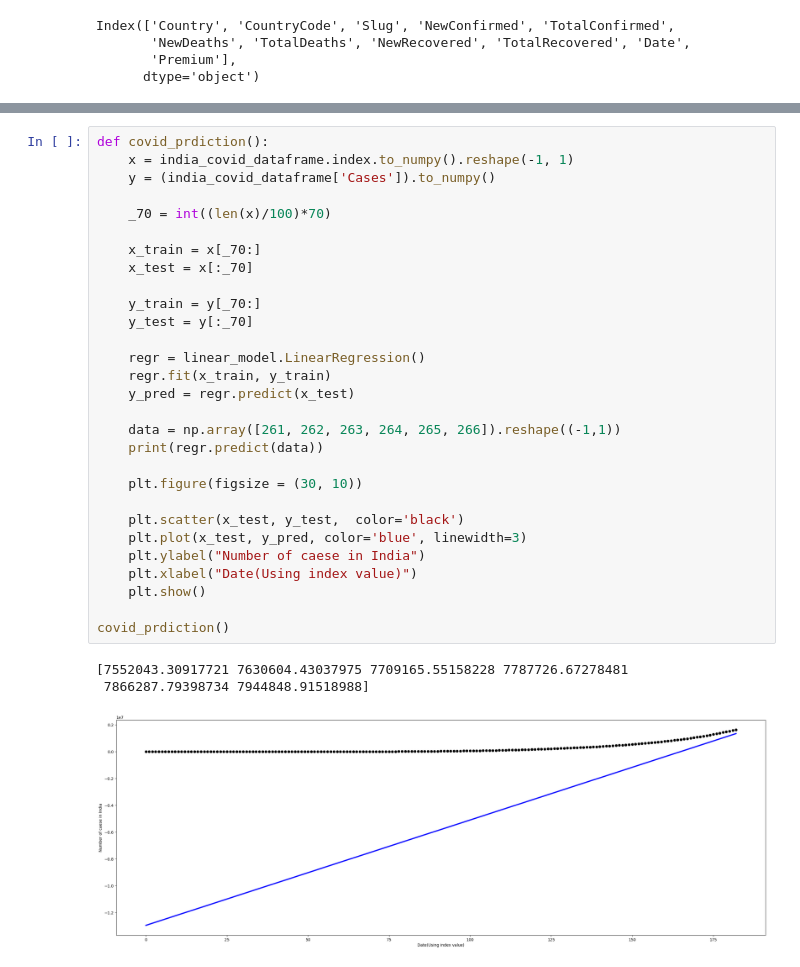
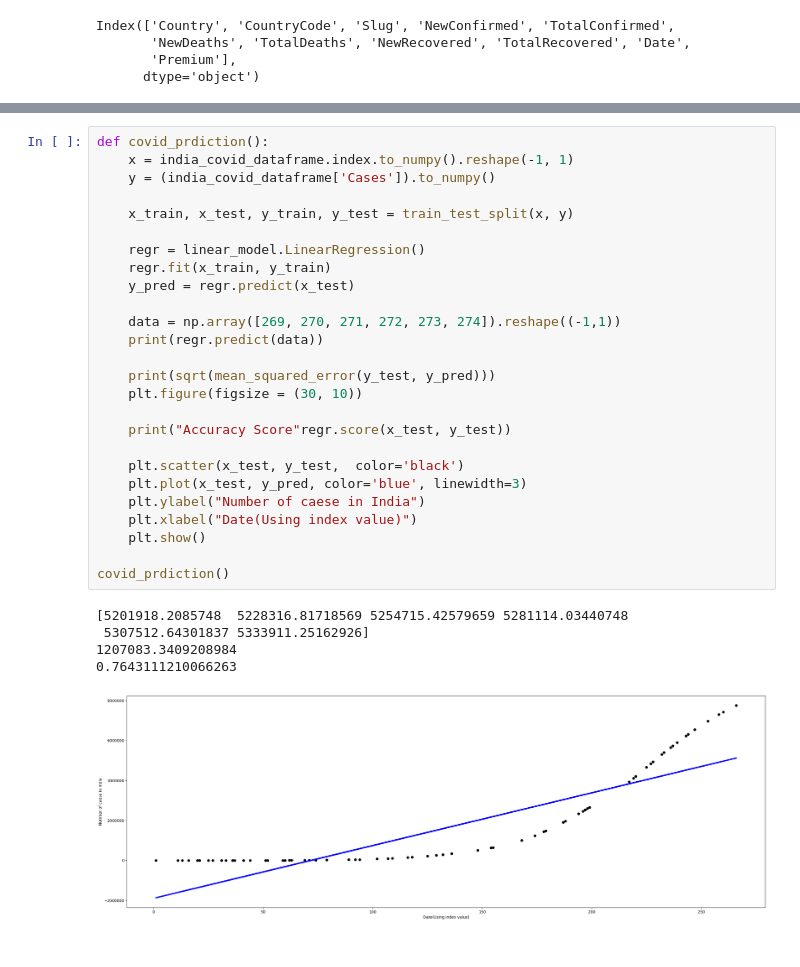
Before and after one commit to Hariharanmayu/COVID-19-Tracker, a Jupyter notebook: covid_tracker.ipynb, the cells around one changed output, grey strips where cells are left out. Drawn from its saved outputs; the diff is of its cells as text.

```diff
--- a/covid_tracker.ipynb
+++ b/covid_tracker.ipynb
@@ -154,33 +173,32 @@ india_covid_cases()
 # %%
 def covid_prdiction():
     x = india_covid_dataframe.index.to_numpy().reshape(-1, 1)
     y = (india_covid_dataframe['Cases']).to_numpy()
 
-    _70 = int((len(x)/100)*70)
-
-    x_train = x[_70:]
-    x_test = x[:_70]
-
-    y_train = y[_70:]
-    y_test = y[:_70]
+    x_train, x_test, y_train, y_test = train_test_split(x, y)
 
     regr = linear_model.LinearRegression()
     regr.fit(x_train, y_train)
     y_pred = regr.predict(x_test)
 
-    data = np.array([261, 262, 263, 264, 265, 266]).reshape((-1,1))
+    data = np.array([269, 270, 271, 272, 273, 274]).reshape((-1,1))
     print(regr.predict(data))
 
+    print(sqrt(mean_squared_error(y_test, y_pred)))
     plt.figure(figsize = (30, 10))
+
+    print("Accuracy Score"regr.score(x_test, y_test))
 
     plt.scatter(x_test, y_test,  color='black')
     plt.plot(x_test, y_pred, color='blue', linewidth=3)
     plt.ylabel("Number of caese in India")
     plt.xlabel("Date(Using index value)")
     plt.show()
 
 covid_prdiction()
 # %% [output]
-[7552043.30917721 7630604.43037975 7709165.55158228 7787726.67278481
- 7866287.79398734 7944848.91518988]
+[5201918.2085748  5228316.81718569 5254715.42579659 5281114.03440748
+ 5307512.64301837 5333911.25162926]
+1207083.3409208984
+0.7643111210066263
-[figure, old version]
+[figure, new version]
```
Also changed, not shown: parts of 4 cells of this notebook.
